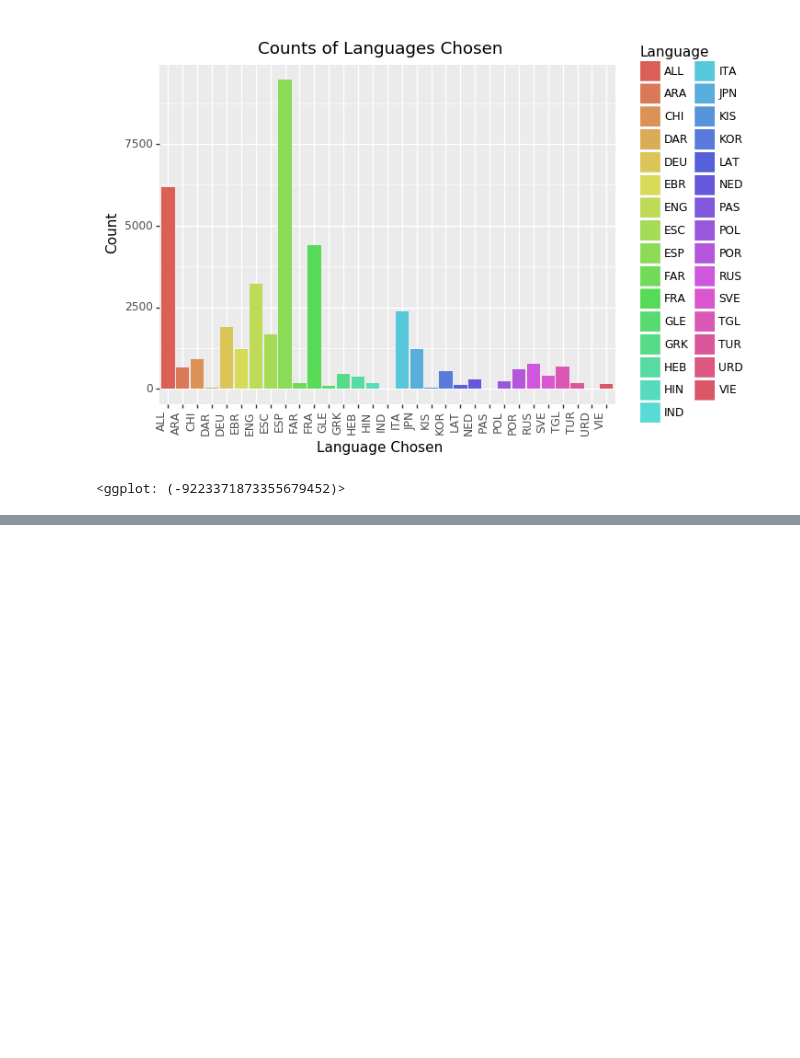
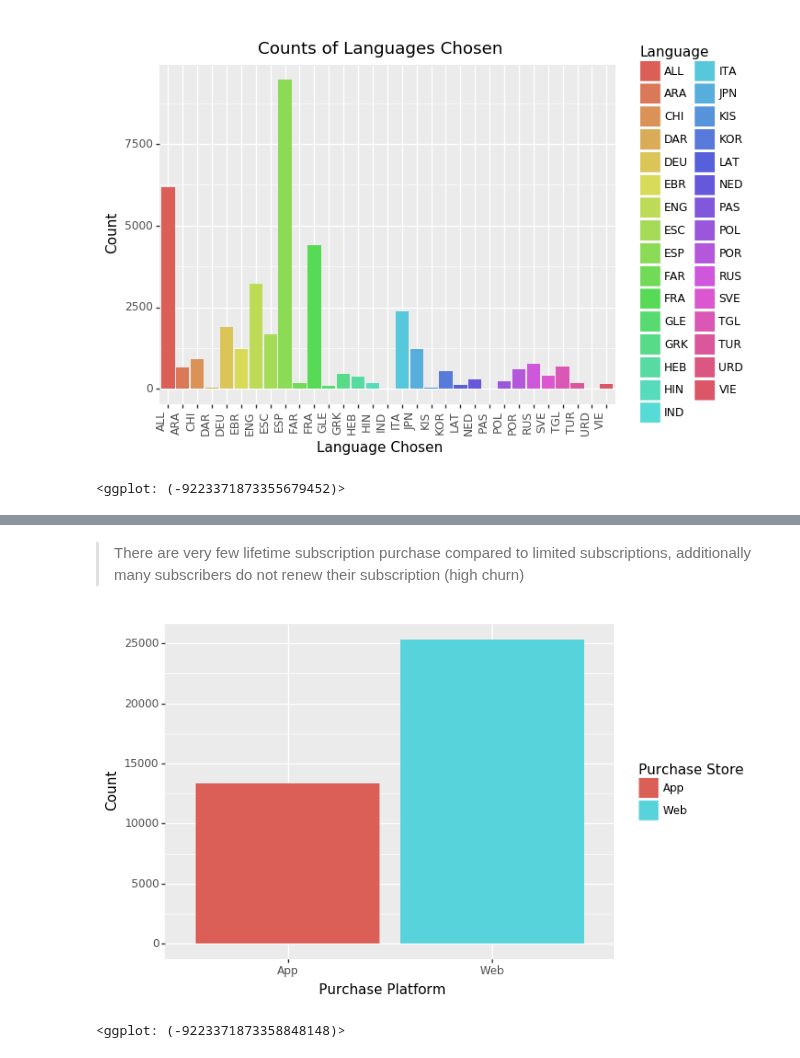
Before and after one commit to jgonz100/MGSC410-Final, a Jupyter notebook: eda.ipynb, the cells around one changed output, grey strips where cells are left out. Drawn from its saved outputs; the diff is of its cells as text; code cells hidden in the pictures; blank space fills up the shorter version.

```diff
--- a/eda.ipynb
+++ b/eda.ipynb
@@ -222,0 +219,8 @@ ggplot(subscriber, aes(x = 'Subscription Type', fill = 'Subscription Type')) + g
+# %% [markdown]
+> There are very few lifetime subscription purchase compared to limited subscriptions, additionally many subscribers do not renew their subscription (high churn)
+# %%
+# Purchase platform
+ggplot(subscriber, aes(x = 'Purchase Store', fill = 'Purchase Store')) + geom_bar() + ylab('Count') + xlab('Purchase Platform')
+# %% [output]
+[figure, added]
+<ggplot: (-9223371873358848148)>
```
Also changed, not shown: parts of 14 cells of this notebook.
